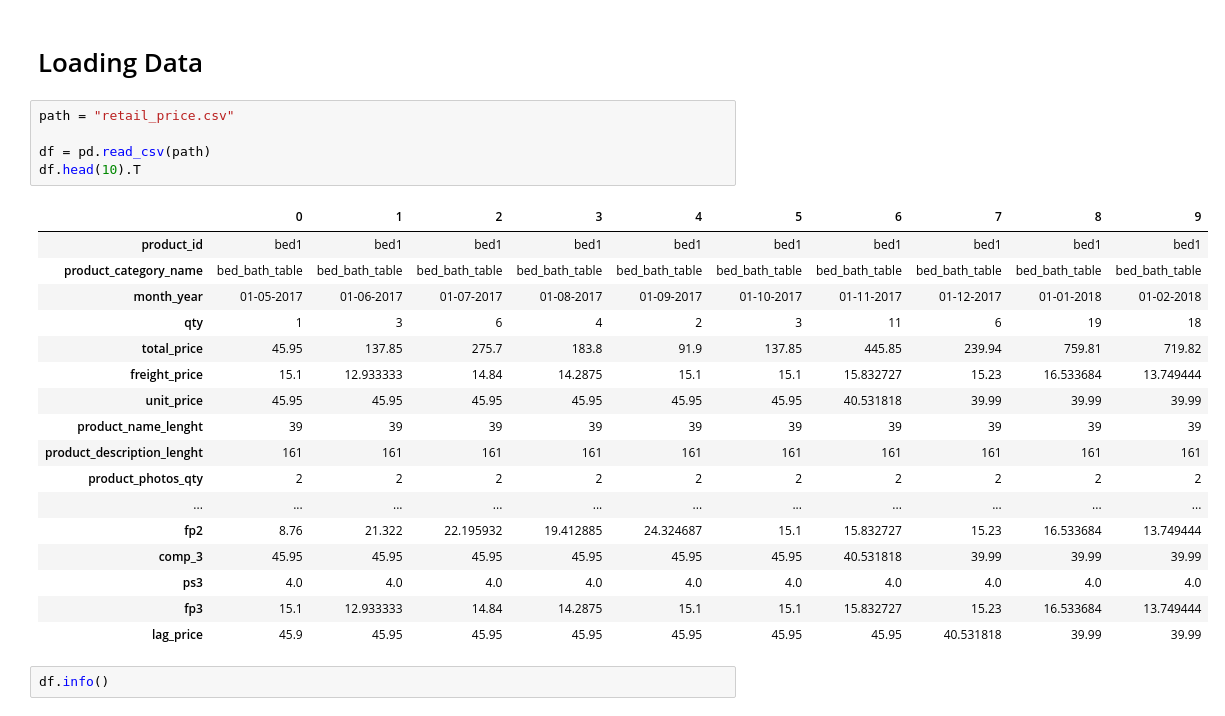
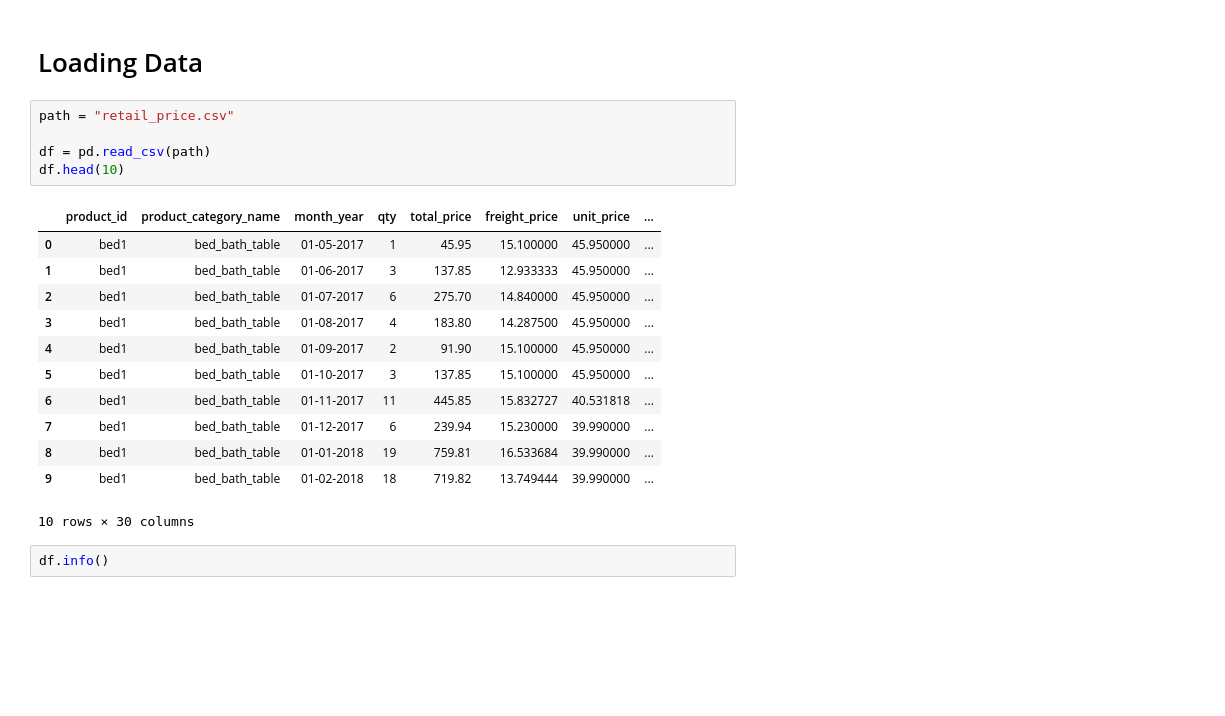
Before and after one commit to happy-kaichi/gurobi_machin-learning, a Jupyter notebook: retail-price-optimization.ipynb, the cells around one changed output. Saved outputs shown, nothing was run; the diff lists cells and outputs as text; blank space fills up the shorter version.

```diff
--- a/retail-price-optimization.ipynb
+++ b/retail-price-optimization.ipynb
@@ -110,26 +110,21 @@ import shap
 # %%
 path = "retail_price.csv"
 
 df = pd.read_csv(path)
-df.head(10).T
+df.head(10)
 # %% [output]
-|  | 0 | 1 | 2 | 3 | 4 | 5 | 6 | 7 | 8 | 9 |
-| product_id | bed1 | bed1 | bed1 | bed1 | bed1 | bed1 | bed1 | bed1 | bed1 | bed1 |
-| product_category_name | bed_bath_table | bed_bath_table | bed_bath_table | bed_bath_table | bed_bath_table | bed_bath_table | bed_bath_table | bed_bath_table | bed_bath_table | bed_bath_table |
-| month_year | 01-05-2017 | 01-06-2017 | 01-07-2017 | 01-08-2017 | 01-09-2017 | 01-10-2017 | 01-11-2017 | 01-12-2017 | 01-01-2018 | 01-02-2018 |
-| qty | 1 | 3 | 6 | 4 | 2 | 3 | 11 | 6 | 19 | 18 |
-| total_price | 45.95 | 137.85 | 275.7 | 183.8 | 91.9 | 137.85 | 445.85 | 239.94 | 759.81 | 719.82 |
-| freight_price | 15.1 | 12.933333 | 14.84 | 14.2875 | 15.1 | 15.1 | 15.832727 | 15.23 | 16.533684 | 13.749444 |
-| unit_price | 45.95 | 45.95 | 45.95 | 45.95 | 45.95 | 45.95 | 40.531818 | 39.99 | 39.99 | 39.99 |
-| product_name_lenght | 39 | 39 | 39 | 39 | 39 | 39 | 39 | 39 | 39 | 39 |
-| product_description_lenght | 161 | 161 | 161 | 161 | 161 | 161 | 161 | 161 | 161 | 161 |
-| product_photos_qty | 2 | 2 | 2 | 2 | 2 | 2 | 2 | 2 | 2 | 2 |
-| ... | ... | ... | ... | ... | ... | ... | ... | ... | ... | ... |
-| fp2 | 8.76 | 21.322 | 22.195932 | 19.412885 | 24.324687 | 15.1 | 15.832727 | 15.23 | 16.533684 | 13.749444 |
-| comp_3 | 45.95 | 45.95 | 45.95 | 45.95 | 45.95 | 45.95 | 40.531818 | 39.99 | 39.99 | 39.99 |
-| ps3 | 4.0 | 4.0 | 4.0 | 4.0 | 4.0 | 4.0 | 4.0 | 4.0 | 4.0 | 4.0 |
-| fp3 | 15.1 | 12.933333 | 14.84 | 14.2875 | 15.1 | 15.1 | 15.832727 | 15.23 | 16.533684 | 13.749444 |
-| lag_price | 45.9 | 45.95 | 45.95 | 45.95 | 45.95 | 45.95 | 45.95 | 40.531818 | 39.99 | 39.99 |
+|  | product_id | product_category_name | month_year | qty | total_price | freight_price | unit_price | ... |
+| 0 | bed1 | bed_bath_table | 01-05-2017 | 1 | 45.95 | 15.100000 | 45.950000 | ... |
+| 1 | bed1 | bed_bath_table | 01-06-2017 | 3 | 137.85 | 12.933333 | 45.950000 | ... |
+| 2 | bed1 | bed_bath_table | 01-07-2017 | 6 | 275.70 | 14.840000 | 45.950000 | ... |
+| 3 | bed1 | bed_bath_table | 01-08-2017 | 4 | 183.80 | 14.287500 | 45.950000 | ... |
+| 4 | bed1 | bed_bath_table | 01-09-2017 | 2 | 91.90 | 15.100000 | 45.950000 | ... |
+| 5 | bed1 | bed_bath_table | 01-10-2017 | 3 | 137.85 | 15.100000 | 45.950000 | ... |
+| 6 | bed1 | bed_bath_table | 01-11-2017 | 11 | 445.85 | 15.832727 | 40.531818 | ... |
+| 7 | bed1 | bed_bath_table | 01-12-2017 | 6 | 239.94 | 15.230000 | 39.990000 | ... |
+| 8 | bed1 | bed_bath_table | 01-01-2018 | 19 | 759.81 | 16.533684 | 39.990000 | ... |
+| 9 | bed1 | bed_bath_table | 01-02-2018 | 18 | 719.82 | 13.749444 | 39.990000 | ... |
+10 rows × 30 columns
 # %%
 df.info()
 # %% [output]
```
Also changed, not shown: parts of 27 cells of this notebook, 6 other files.
